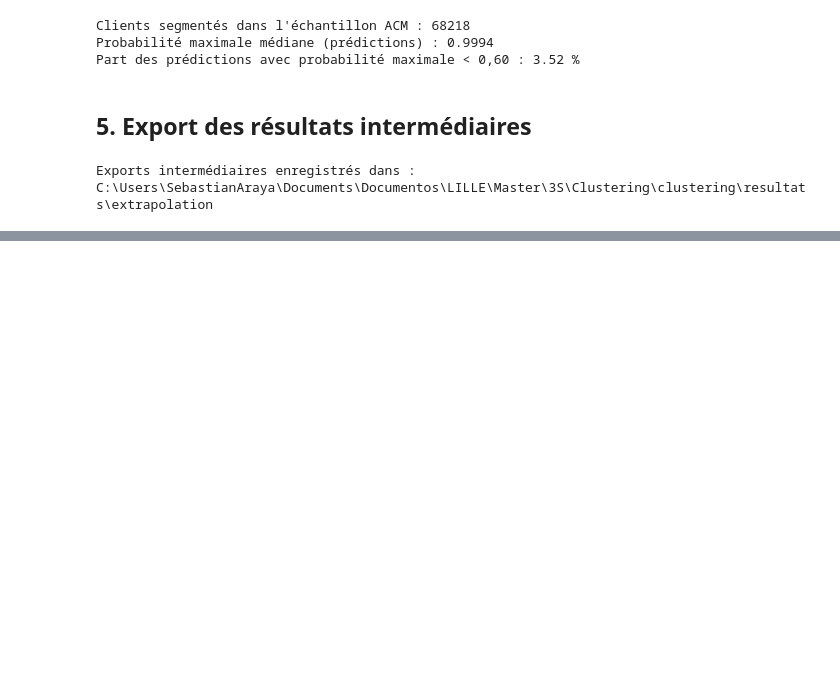
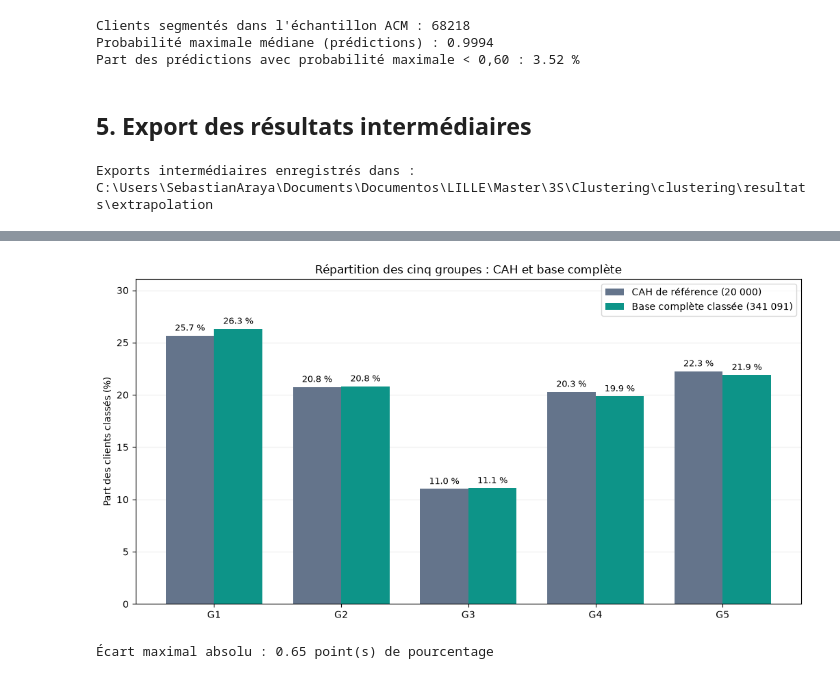
Before and after one commit to sebaarayacastro1/clustering, a Jupyter notebook: notebooks/06_extrapolation_clusters.ipynb, the cells around one changed output, grey strips where cells are left out. Cells and saved outputs as stored; diff of their text form; code cells hidden in the pictures; blank space fills up the shorter version.

Commit message:
feat(extrapolation): ajouter les visualisations et finaliser les conclusions

```diff
--- a/notebooks/06_extrapolation_clusters.ipynb
+++ b/notebooks/06_extrapolation_clusters.ipynb
@@ -199,0 +436,58 @@ Les probabilités affichées mesurent la confiance du classifieur dans la reprod
+# %%
+import matplotlib.pyplot as plt
+
+GROUPES = np.arange(1, NOMBRE_GROUPES + 1)
+COULEURS_GROUPES = {
+    groupe: plt.get_cmap("tab10")(indice)
+    for indice, groupe in enumerate(GROUPES)
+}
+
+comptes_cah = reference["groupe_k5"].value_counts().reindex(GROUPES, fill_value=0)
+comptes_totaux = base_complete_segmentee["groupe_k5"].dropna().astype(int).value_counts().reindex(GROUPES, fill_value=0)
+assert comptes_cah.sum() == TAILLE_CAH_ATTENDUE
+assert comptes_totaux.sum() == len(base_complete_segmentee) - len(indices_exclus)
+
+comparaison_repartition = pd.DataFrame({
+    "groupe_k5": GROUPES,
+    "nom_segment": [NOMS_METIER_K5[int(groupe)] for groupe in GROUPES],
+    "effectif_CAH": comptes_cah.to_numpy(),
+    "part_CAH_pct": 100 * comptes_cah.to_numpy() / comptes_cah.sum(),
+    "effectif_base_complete": comptes_totaux.to_numpy(),
+    "part_base_complete_pct": 100 * comptes_totaux.to_numpy() / comptes_totaux.sum(),
+})
+comparaison_repartition["ecart_points"] = (
+    comparaison_repartition["part_base_complete_pct"]
+    - comparaison_repartition["part_CAH_pct"]
+)
+display(comparaison_repartition.round(2))
+
+positions = np.arange(NOMBRE_GROUPES)
+largeur = 0.38
+fig, ax = plt.subplots(figsize=(10.5, 5.5))
+barres_cah = ax.bar(
+    positions - largeur / 2, comparaison_repartition["part_CAH_pct"],
+    largeur, color="#64748b", label="CAH de référence (20 000)"
+)
+barres_total = ax.bar(
+    positions + largeur / 2, comparaison_repartition["part_base_complete_pct"],
+    largeur, color="#0d9488", label="Base complète classée (341 091)"
+)
+for barres in (barres_cah, barres_total):
+    ax.bar_label(barres, fmt="%.1f %%", padding=3, fontsize=9)
+ax.set_xticks(positions, [f"G{groupe}" for groupe in GROUPES])
+ax.set_ylabel("Part des clients classés (%)")
+ax.set_title("Répartition des cinq groupes : CAH et base complète")
+ax.set_ylim(0, max(comparaison_repartition[["part_CAH_pct", "part_base_complete_pct"]].max()) * 1.18)
+ax.legend(loc="upper right")
+ax.grid(axis="y", alpha=0.22)
+ax.set_axisbelow(True)
+fig.tight_layout()
+DOSSIER_SORTIE.mkdir(parents=True, exist_ok=True)
+fig.savefig(DOSSIER_SORTIE / "comparaison_repartition_CAH_base_complete.png", dpi=170, bbox_inches="tight")
+plt.show()
+
+print(
+    "Écart maximal absolu :",
+    f"{comparaison_repartition['ecart_points'].abs().max():.2f} point(s) de pourcentage"
+)
+# %% [output]
@@ -199,0 +500,2 @@ Les probabilités affichées mesurent la confiance du classifieur dans la reprod
+[figure, added]
+Écart maximal absolu : 0.65 point(s) de pourcentage
```
Also changed, not shown: parts of 17 cells of this notebook, 2 other files.
